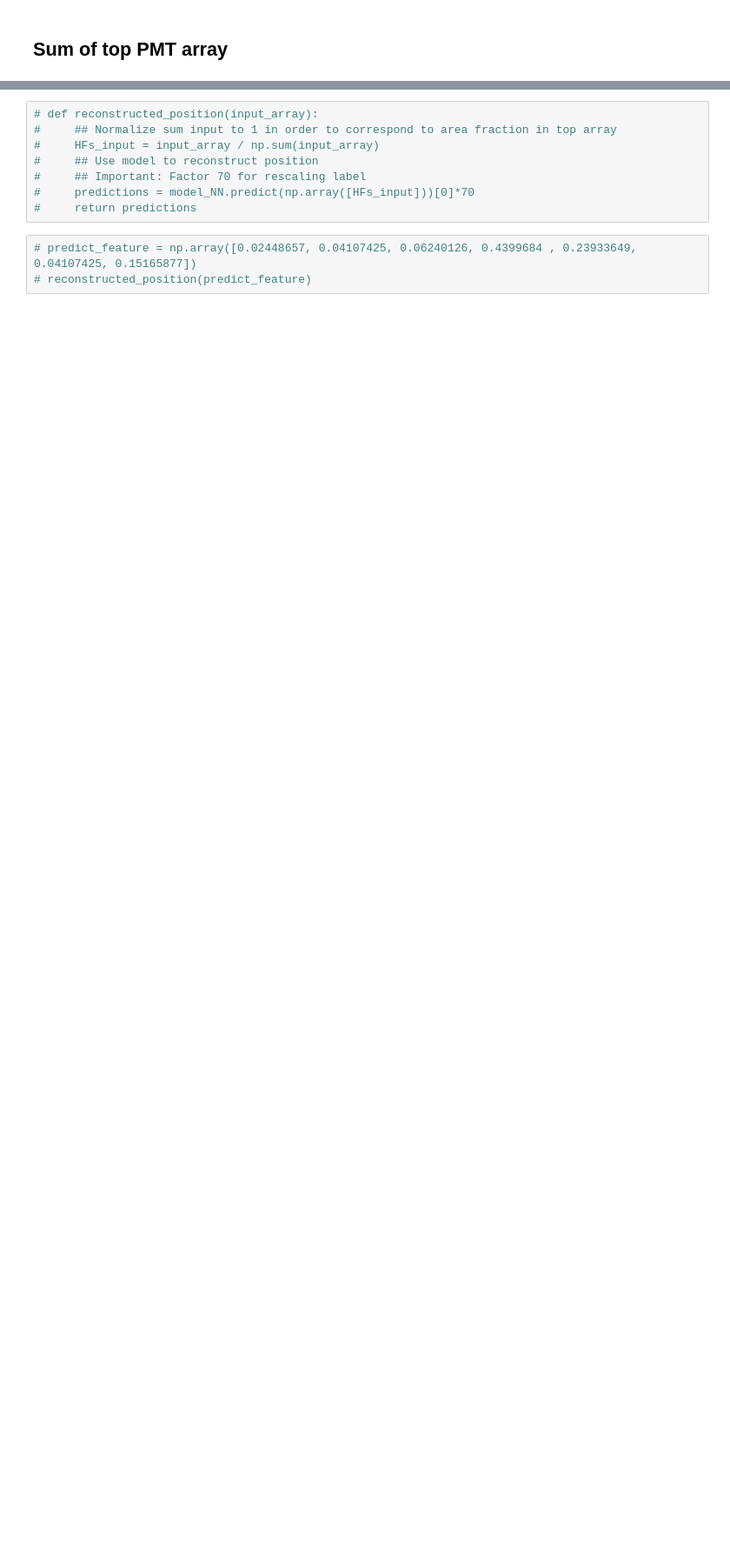
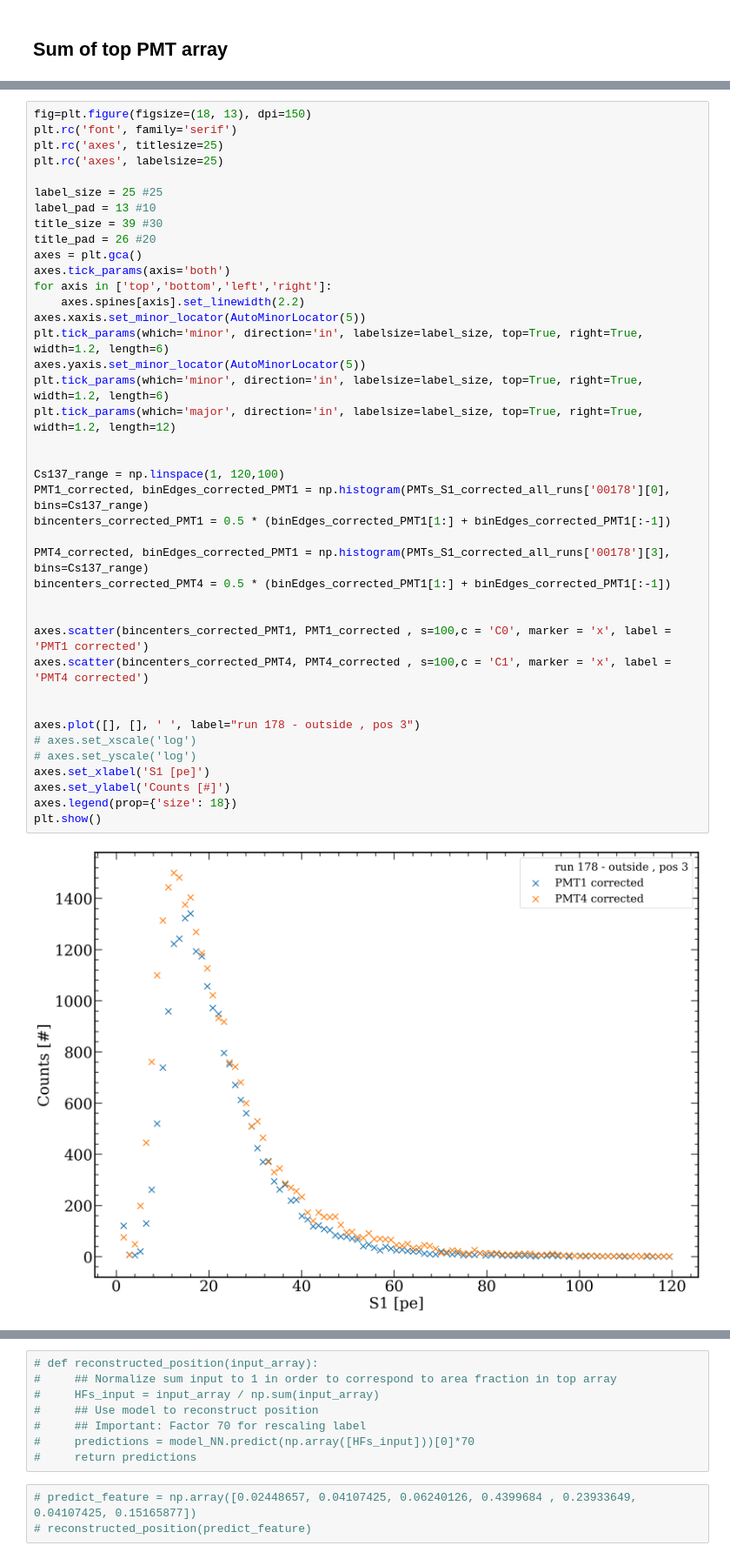
Before and after one commit to AG-Schumann/xebra_scripts, a Jupyter notebook: strax_analysis/First_look_into_cs_background_discrimination.ipynb, the cells around one changed output, grey strips where cells are left out. Shown at 87% size. Drawn from its saved outputs; the diff is of its cells as text; blank space fills up the shorter version.

```diff
--- a/strax_analysis/First_look_into_cs_background_discrimination.ipynb
+++ b/strax_analysis/First_look_into_cs_background_discrimination.ipynb
@@ -891,0 +977,42 @@ plt.show()
+# %%
+fig=plt.figure(figsize=(18, 13), dpi=150)
+plt.rc('font', family='serif')
+plt.rc('axes', titlesize=25)
+plt.rc('axes', labelsize=25)
+
+label_size = 25 #25
+label_pad = 13 #10
+title_size = 39 #30
+title_pad = 26 #20
+axes = plt.gca()
+axes.tick_params(axis='both')
+for axis in ['top','bottom','left','right']:
+    axes.spines[axis].set_linewidth(2.2)
+axes.xaxis.set_minor_locator(AutoMinorLocator(5))
+plt.tick_params(which='minor', direction='in', labelsize=label_size, top=True, right=True, width=1.2, length=6)
+axes.yaxis.set_minor_locator(AutoMinorLocator(5))
+plt.tick_params(which='minor', direction='in', labelsize=label_size, top=True, right=True, width=1.2, length=6)
+plt.tick_params(which='major', direction='in', labelsize=label_size, top=True, right=True, width=1.2, length=12)
+
+
+Cs137_range = np.linspace(1, 120,100)
+PMT1_corrected, binEdges_corrected_PMT1 = np.histogram(PMTs_S1_corrected_all_runs['00178'][0], bins=Cs137_range)
+bincenters_corrected_PMT1 = 0.5 * (binEdges_corrected_PMT1[1:] + binEdges_corrected_PMT1[:-1])
+
+PMT4_corrected, binEdges_corrected_PMT1 = np.histogram(PMTs_S1_corrected_all_runs['00178'][3], bins=Cs137_range)
+bincenters_corrected_PMT4 = 0.5 * (binEdges_corrected_PMT1[1:] + binEdges_corrected_PMT1[:-1])
+
+
+axes.scatter(bincenters_corrected_PMT1, PMT1_corrected , s=100,c = 'C0', marker = 'x', label = 'PMT1 corrected')
+axes.scatter(bincenters_corrected_PMT4, PMT4_corrected , s=100,c = 'C1', marker = 'x', label = 'PMT4 corrected')
+
+
+axes.plot([], [], ' ', label="run 178 - outside , pos 3")
+# axes.set_xscale('log')
+# axes.set_yscale('log')
+axes.set_xlabel('S1 [pe]')
+axes.set_ylabel('Counts [#]')
+axes.legend(prop={'size': 18})
+plt.show()
+# %% [output]
+[figure, added]
```
Also changed, not shown: parts of 24 cells of this notebook, 5 other files.
